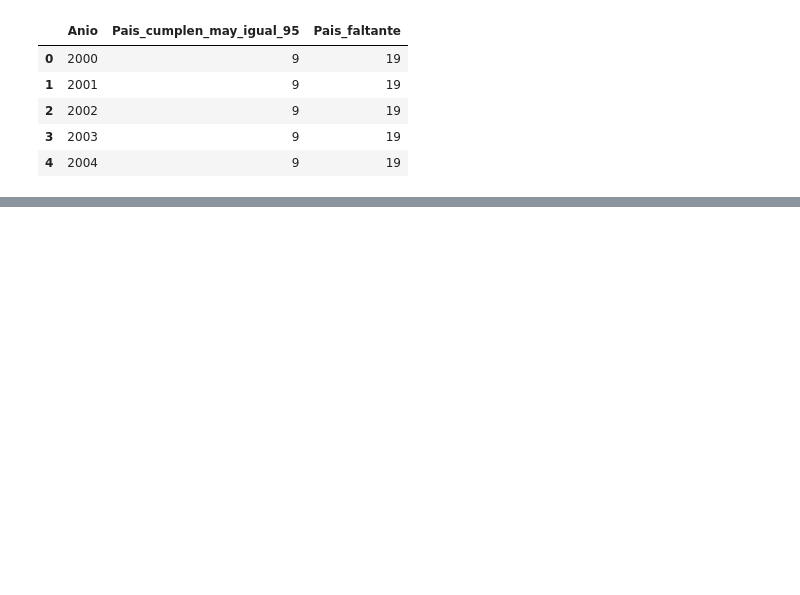
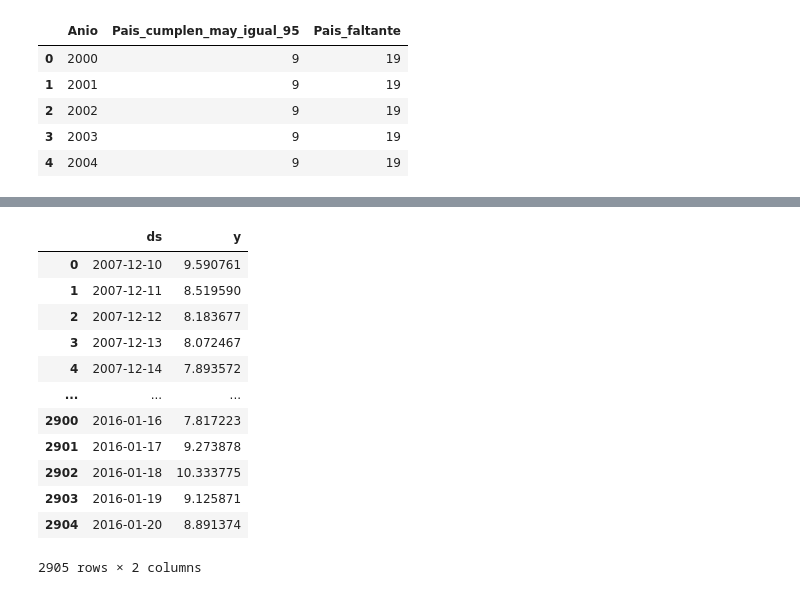
Before and after one commit to Gerardo3070/KPIS_vista, a Jupyter notebook: analisis.ipynb, the cells around one changed output, grey strips where cells are left out. Cells and saved outputs as stored; diff of their text form; code cells hidden in the pictures; blank space fills up the shorter version.

```diff
--- a/analisis.ipynb
+++ b/analisis.ipynb
@@ -124,0 +245,3 @@ fig.show()
+# %%
+df = pd.read_csv('https://raw.githubusercontent.com/facebook/prophet/main/examples/example_wp_log_peyton_manning.csv')
+df.head()
@@ -124,0 +255,16 @@ fig.show()
+# %%
+df
+# %% [output]
+|  | ds | y |
+| 0 | 2007-12-10 | 9.590761 |
+| 1 | 2007-12-11 | 8.519590 |
+| 2 | 2007-12-12 | 8.183677 |
+| 3 | 2007-12-13 | 8.072467 |
+| 4 | 2007-12-14 | 7.893572 |
+| ... | ... | ... |
+| 2900 | 2016-01-16 | 7.817223 |
+| 2901 | 2016-01-17 | 9.273878 |
+| 2902 | 2016-01-18 | 10.333775 |
+| 2903 | 2016-01-19 | 9.125871 |
+| 2904 | 2016-01-20 | 8.891374 |
+2905 rows × 2 columns
```
Also changed, not shown: parts of 22 cells of this notebook.
